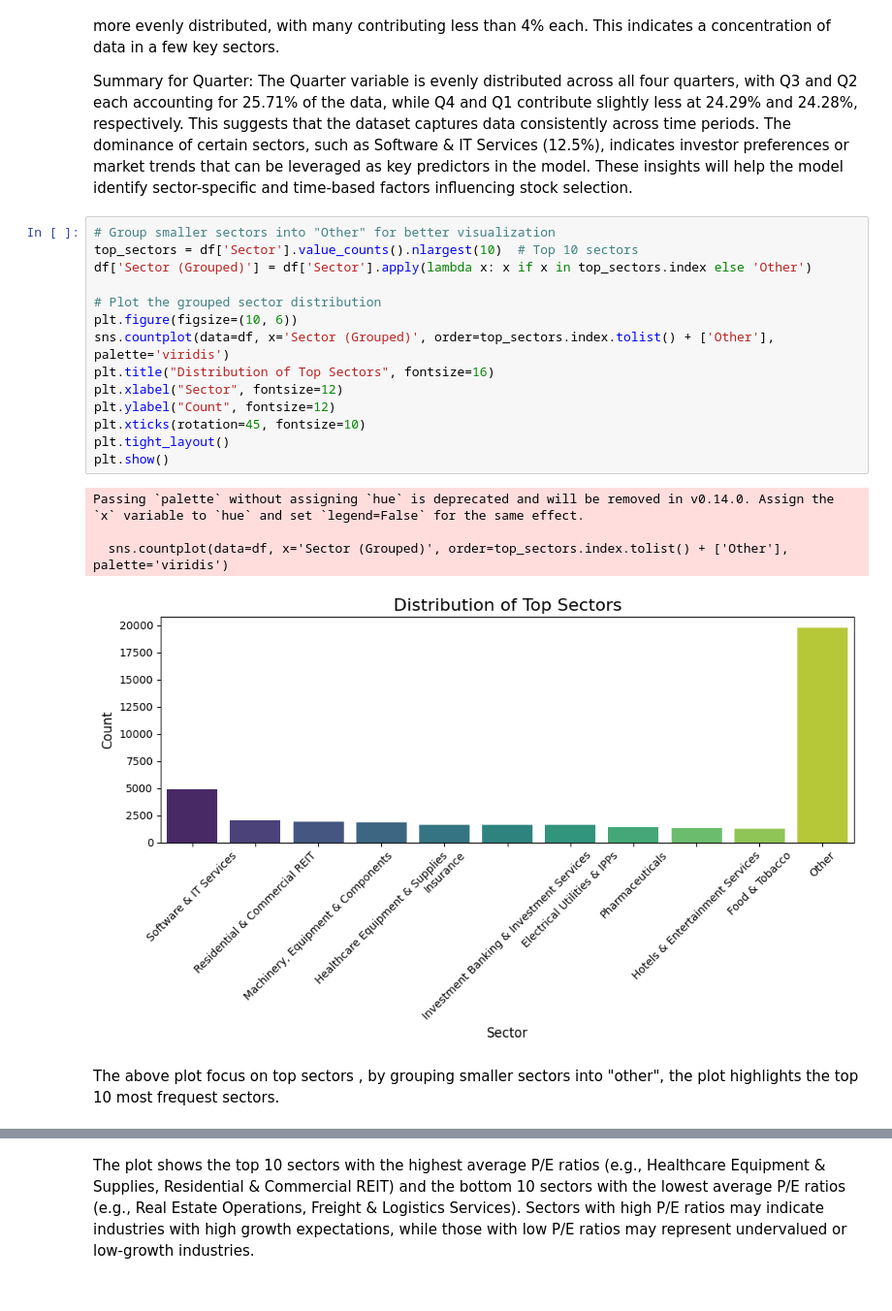
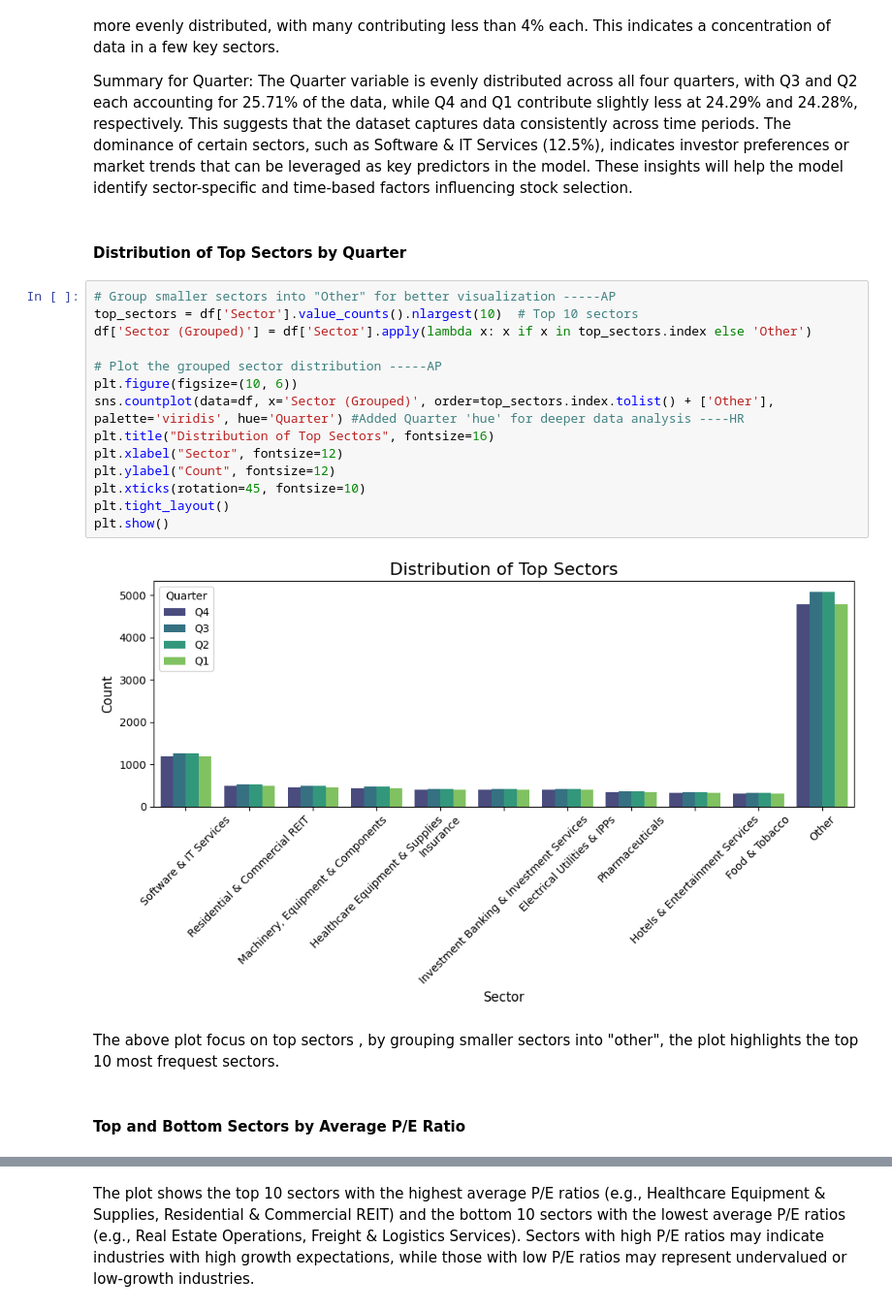
Before and after one commit to amita29patil/team_lambda, a Jupyter notebook: notebooks/03_exploratory_data_analysis.ipynb, the cells around one changed output, grey strips where cells are left out. Shown at 97% size. Drawn from its saved outputs; the diff is of its cells as text.

```diff
--- a/notebooks/03_exploratory_data_analysis.ipynb
+++ b/notebooks/03_exploratory_data_analysis.ipynb
@@ -371,25 +379,26 @@ Summary for Sector: The Sector variable is dominated by Software & IT Services,
 Summary for Quarter: The Quarter variable is evenly distributed across all four quarters, with Q3 and Q2 each accounting for 25.71% of the data, while Q4 and Q1 contribute slightly less at 24.29% and 24.28%, respectively. This suggests that the dataset captures data consistently across time periods.
 The dominance of certain sectors, such as Software & IT Services (12.5%), indicates investor preferences or market trends that can be leveraged as key predictors in the model.
 These insights will help the model identify sector-specific and time-based factors influencing stock selection.
+# %% [markdown]
+#### Distribution of Top Sectors by Quarter
 # %%
-# Group smaller sectors into "Other" for better visualization
+# Group smaller sectors into "Other" for better visualization -----AP
 top_sectors = df['Sector'].value_counts().nlargest(10)  # Top 10 sectors
 df['Sector (Grouped)'] = df['Sector'].apply(lambda x: x if x in top_sectors.index else 'Other')
 
-# Plot the grouped sector distribution
+# Plot the grouped sector distribution -----AP
 plt.figure(figsize=(10, 6))
-sns.countplot(data=df, x='Sector (Grouped)', order=top_sectors.index.tolist() + ['Other'], palette='viridis')
+sns.countplot(data=df, x='Sector (Grouped)', order=top_sectors.index.tolist() + ['Other'], palette='viridis', hue='Quarter') #Added Quarter 'hue' for deeper data analysis ----HR
 plt.title("Distribution of Top Sectors", fontsize=16)
 plt.xlabel("Sector", fontsize=12)
 plt.ylabel("Count", fontsize=12)
 plt.xticks(rotation=45, fontsize=10)
 plt.tight_layout()
 plt.show()
 # %% [output]
-Passing `palette` without assigning `hue` is deprecated and will be removed in v0.14.0. Assign the `x` variable to `hue` and set `legend=False` for the same effect.
-
-  sns.countplot(data=df, x='Sector (Grouped)', order=top_sectors.index.tolist() + ['Other'], palette='viridis')
-[figure, old version]
+[figure, new version]
 # %% [markdown]
 The above plot focus on top sectors , by grouping smaller sectors into "other", the plot highlights the top 10 most frequest sectors.
+# %% [markdown]
+#### Top and Bottom Sectors by Average P/E Ratio
 # %%
```
Also changed, not shown: parts of 13 cells of this notebook.
